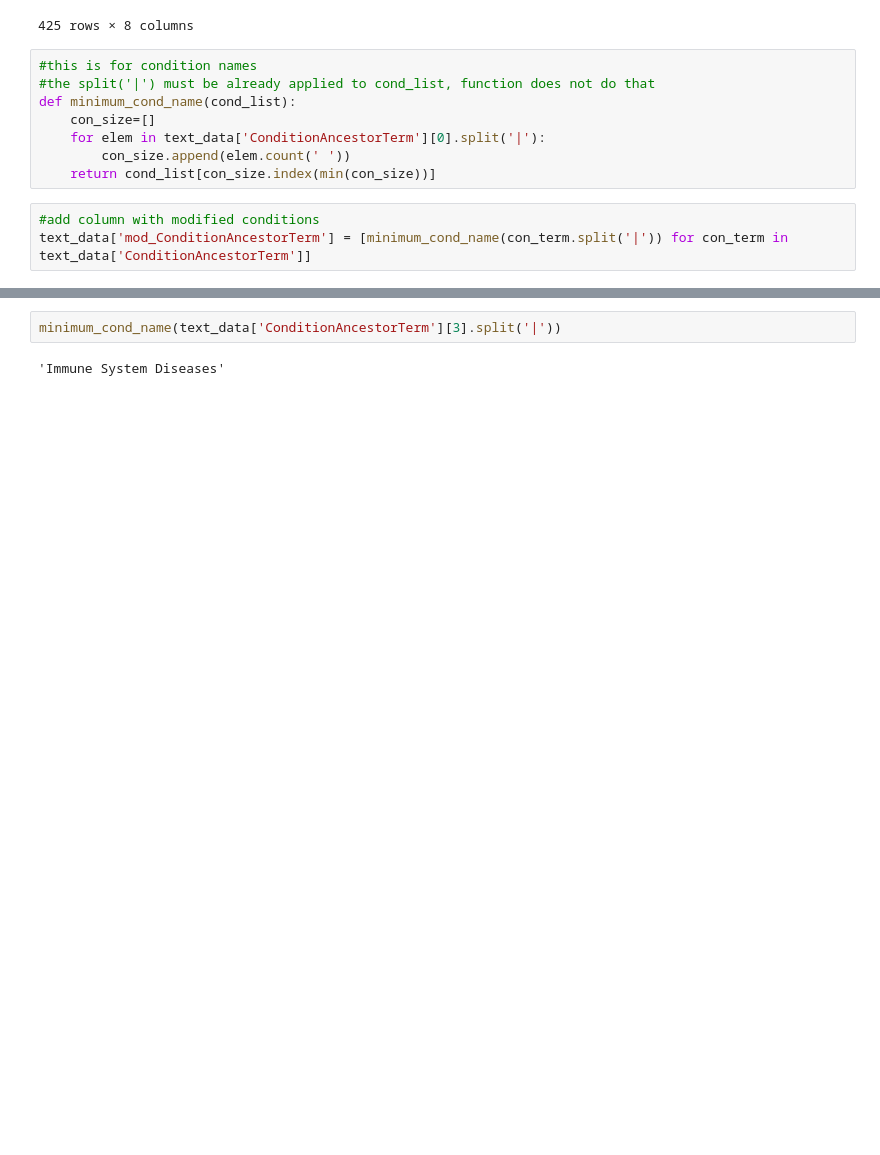
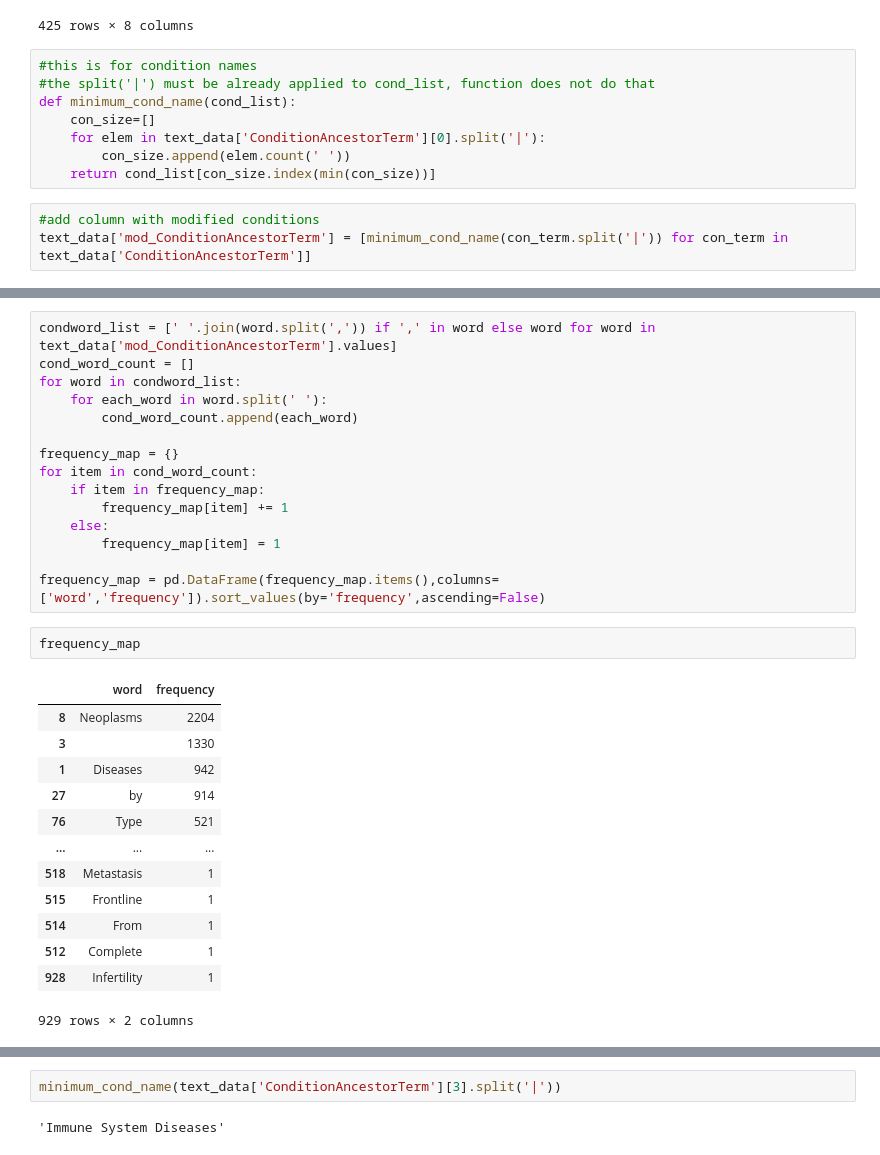
Before and after one commit to hshadman/testrun_, a Jupyter notebook: read_text.ipynb, the cells around one changed output, grey strips where cells are left out. Drawn from its saved outputs; the diff is of its cells as text; blank space fills up the shorter version.

```diff
--- a/read_text.ipynb
+++ b/read_text.ipynb
@@ -79,3 +90,34 @@ text_data['mod_ConditionAncestorTerm'] = [minimum_cond_name(con_term.split('|'))
+# %%
+condword_list = [' '.join(word.split(',')) if ',' in word else word for word in text_data['mod_ConditionAncestorTerm'].values]
+cond_word_count = []
+for word in condword_list:
+    for each_word in word.split(' '):
+        cond_word_count.append(each_word)
+
+frequency_map = {}
+for item in cond_word_count:
+    if item in frequency_map:
+        frequency_map[item] += 1
+    else:
+        frequency_map[item] = 1
+
+frequency_map = pd.DataFrame(frequency_map.items(),columns=['word','frequency']).sort_values(by='frequency',ascending=False)
+# %%
+frequency_map
+# %% [output]
+|  | word | frequency |
+| 8 | Neoplasms | 2204 |
+| 3 |  | 1330 |
+| 1 | Diseases | 942 |
+| 27 | by | 914 |
+| 76 | Type | 521 |
+| ... | ... | ... |
+| 518 | Metastasis | 1 |
+| 515 | Frontline | 1 |
+| 514 | From | 1 |
+| 512 | Complete | 1 |
+| 928 | Infertility | 1 |
+929 rows × 2 columns
 # %%
 modified_armgroup_interventionName=[]
 for elem_arm in text_data['ArmGroupInterventionName']:
```
Also changed, not shown: parts of 6 cells of this notebook.
